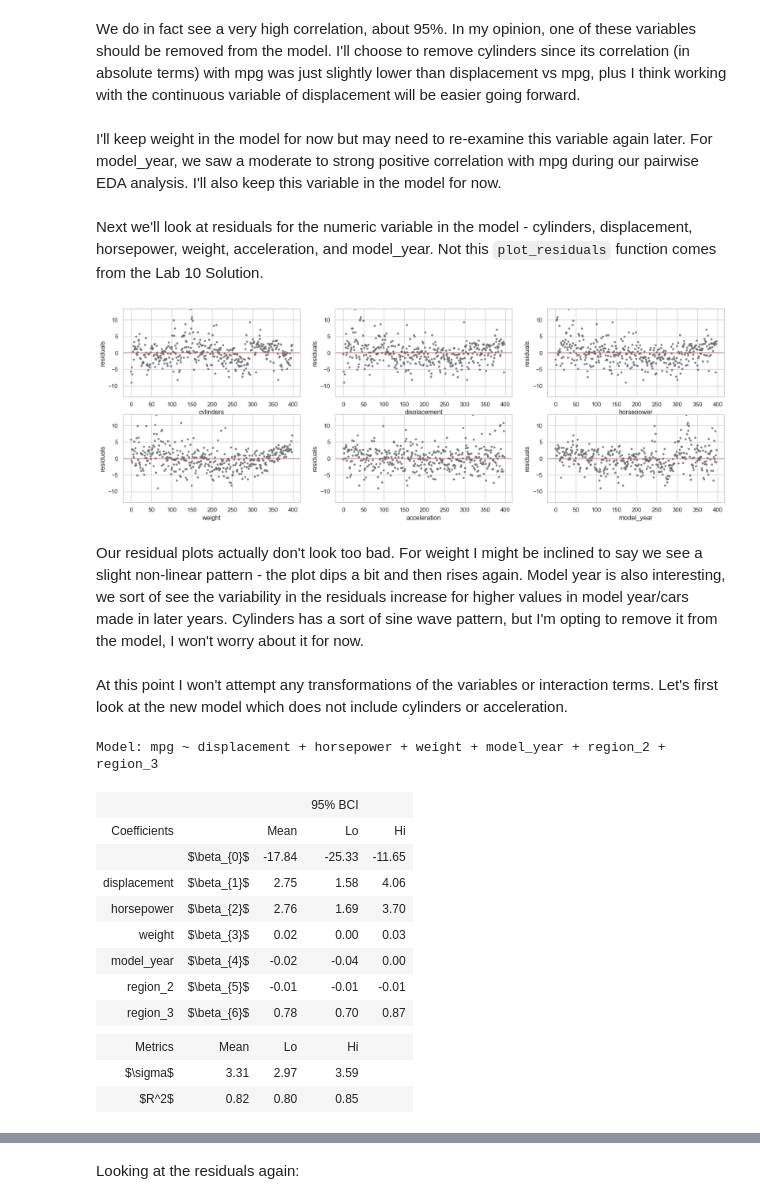
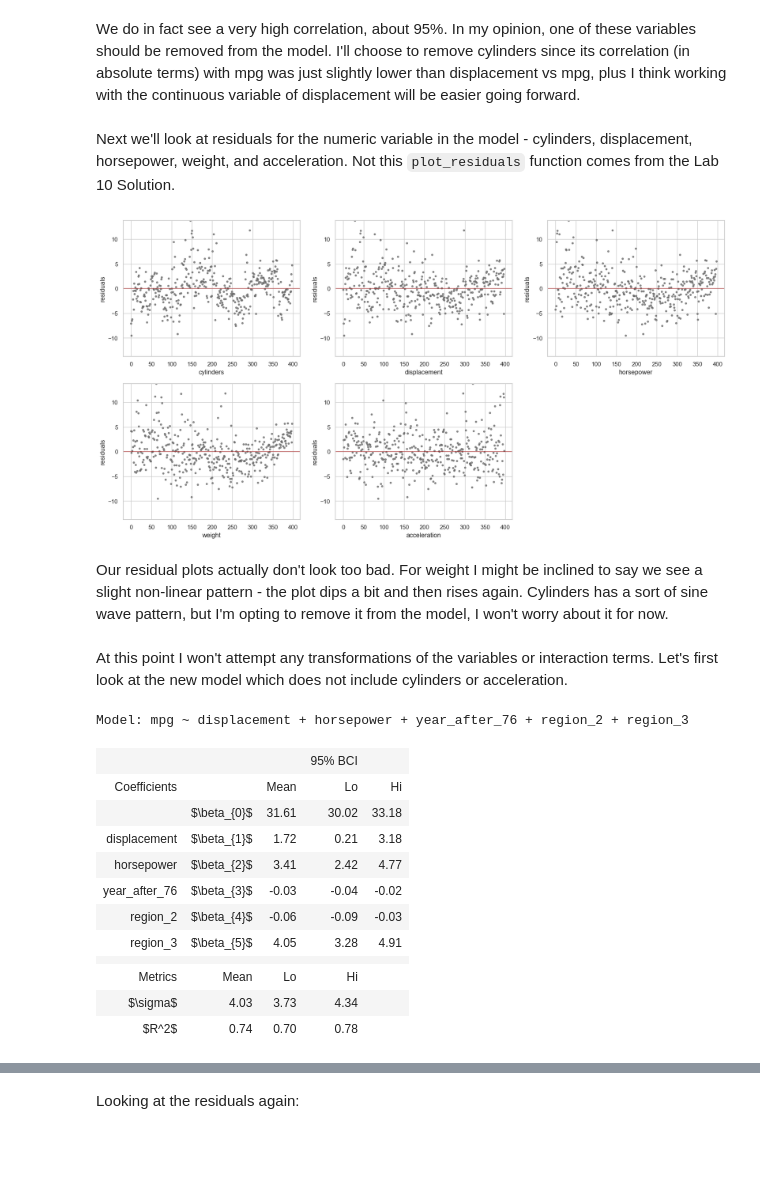
Before and after one commit to ansaridan/jhu-data-engineering-team-5, a Jupyter notebook: Problem_Set_5_2/Jhirsc21.ipynb, the cells around one changed output, grey strips where cells are left out. Drawn from its saved outputs; the diff is of its cells as text; code cells hidden in the pictures; blank space fills up the shorter version.

```diff
--- a/Problem_Set_5_2/Jhirsc21.ipynb
+++ b/Problem_Set_5_2/Jhirsc21.ipynb
@@ -386,4 +386,6 @@ For now I'll stick with transforming just origin. (Although origin is already nu
 # %%
+data["year_after_76"] = data['model_year'].apply(lambda model_year: 1 if model_year >= 76 else 0)
+
 data = pd.concat([data, pd.get_dummies(data['origin'], prefix='region')], axis=1)
 # %% [markdown]
 Here I am using the `models.py` file to perform the modeling
@@ -392,7 +394,7 @@ import models
 # %% [markdown]
 Now on to the linear model. We start with an "all variables in" model at first, (again I won't include car name for reasons stated above). For origin, I'm leaving "region 1" out of the model since that effect gets included in the interpretation of the intercept coefficient $\beta_{0}$ Note I'm using the bootstrap to generate posteriors for the coefficients, $R^2$, and $\sigma$ so that we can get credible intervals for each:
 # %%
-model = 'mpg ~ cylinders + displacement + horsepower + weight + acceleration + model_year + region_2 + region_3'
+model = 'mpg ~ cylinders + displacement + horsepower + weight + acceleration + year_after_76 + region_2 + region_3'
 result_all = models.bootstrap_linear_regression(model, data=data)
 models.describe_bootstrap_lr(result_all)
 # %% [output]
@@ -461,10 +465,8 @@ stats.pearsonr(data['cylinders'], data['displacement'])[0]
 0.9507213901392411
 # %% [markdown]
 We do in fact see a very high correlation, about 95%. In my opinion, one of these variables should be removed from the model. I'll choose to remove cylinders since its correlation (in absolute terms) with mpg was just slightly lower than displacement vs mpg, plus I think working with the continuous variable of displacement will be easier going forward.
-# %% [markdown]
-I'll keep weight in the model for now but may need to re-examine this variable again later. For model_year, we saw a moderate to strong positive correlation with mpg during our pairwise EDA analysis. I'll also keep this variable in the model for now.
 # %% [markdown]
-Next we'll look at residuals for the numeric variable in the model - cylinders, displacement, horsepower, weight, acceleration, and model_year. Not this `plot_residuals` function comes from the Lab 10 Solution.
+Next we'll look at residuals for the numeric variable in the model - cylinders, displacement, horsepower, weight, and acceleration. Not this `plot_residuals` function comes from the Lab 10 Solution.
 # %%
 def plot_residuals(result, variables):
     figure = plt.figure(figsize=(20,10))
@@ -493,30 +495,29 @@ def plot_residuals(result, variables):
 
     return residuals
 # %%
-residuals_all = plot_residuals(result_all, ['cylinders', 'displacement', 'horsepower', 'weight', 'acceleration', 'model_year'])
+residuals_all = plot_residuals(result_all, ['cylinders', 'displacement', 'horsepower', 'weight', 'acceleration'])
 # %% [output]
-[figure, old version]
+[figure, new version]
 # %% [markdown]
-Our residual plots actually don't look too bad. For weight I might be inclined to say we see a slight non-linear pattern - the plot dips a bit and then rises again. Model year is also interesting, we sort of see the variability in the residuals increase for higher values in model year/cars made in later years. Cylinders has a sort of sine wave pattern, but I'm opting to remove it from the model, I won't worry about it for now.
+Our residual plots actually don't look too bad. For weight I might be inclined to say we see a slight non-linear pattern - the plot dips a bit and then rises again. Cylinders has a sort of sine wave pattern, but I'm opting to remove it from the model, I won't worry about it for now.
 # %% [markdown]
 At this point I won't attempt any transformations of the variables or interaction terms. Let's first look at the new model which does not include cylinders or acceleration.
 # %%
-model = 'mpg ~ displacement + horsepower + weight + model_year + region_2 + region_3'
+model = 'mpg ~ displacement + horsepower + year_after_76 + region_2 + region_3'
 result_2 = models.bootstrap_linear_regression(model, data=data)
 models.describe_bootstrap_lr(result_2)
 # %% [output]
-Model: mpg ~ displacement + horsepower + weight + model_year + region_2 + region_3
+Model: mpg ~ displacement + horsepower + year_after_76 + region_2 + region_3
 |  |  |  | 95% BCI |  |
 | Coefficients |  | Mean | Lo | Hi |
-|  | $\beta_{0}$ | -17.84 | -25.33 | -11.65 |
-| displacement | $\beta_{1}$ | 2.75 | 1.58 | 4.06 |
-| horsepower | $\beta_{2}$ | 2.76 | 1.69 | 3.70 |
-| weight | $\beta_{3}$ | 0.02 | 0.00 | 0.03 |
-| model_year | $\beta_{4}$ | -0.02 | -0.04 | 0.00 |
-| region_2 | $\beta_{5}$ | -0.01 | -0.01 | -0.01 |
-| region_3 | $\beta_{6}$ | 0.78 | 0.70 | 0.87 |
+|  | $\beta_{0}$ | 31.61 | 30.02 | 33.18 |
+| displacement | $\beta_{1}$ | 1.72 | 0.21 | 3.18 |
+| horsepower | $\beta_{2}$ | 3.41 | 2.42 | 4.77 |
+| year_after_76 | $\beta_{3}$ | -0.03 | -0.04 | -0.02 |
+| region_2 | $\beta_{4}$ | -0.06 | -0.09 | -0.03 |
+| region_3 | $\beta_{5}$ | 4.05 | 3.28 | 4.91 |
 |  |  |  |  |  |
 | Metrics | Mean | Lo | Hi |  |
-| $\sigma$ | 3.31 | 2.97 | 3.59 |  |
-| $R^2$ | 0.82 | 0.80 | 0.85 |  |
+| $\sigma$ | 4.03 | 3.73 | 4.34 |  |
+| $R^2$ | 0.74 | 0.70 | 0.78 |  |
 # %% [markdown]
```
Also changed, not shown: parts of 35 cells of this notebook, 2 other files.
